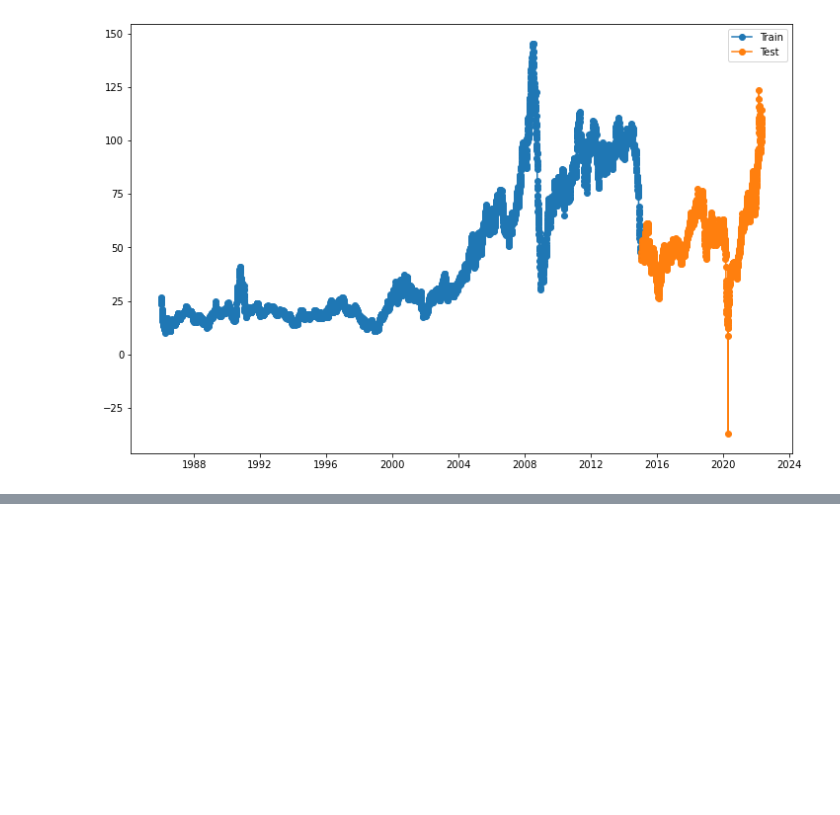
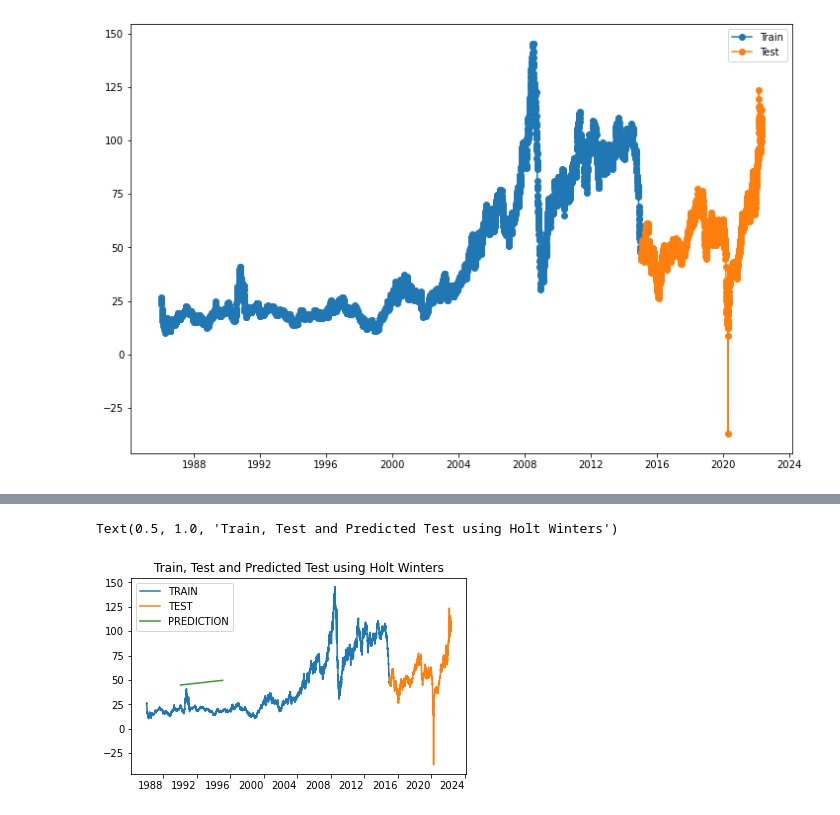
Before and after one commit to luketankh/LevelUp-, a Jupyter notebook: ARIMA.ipynb, the cells around one changed output, grey strips where cells are left out. Cells and saved outputs as stored; diff of their text form; code cells hidden in the pictures; blank space fills up the shorter version.

```diff
--- a/ARIMA.ipynb
+++ b/ARIMA.ipynb
@@ -220,0 +263,16 @@ Warnings:
+# %%
+# It seems that the double exponential smoothing has done a good job in fitting to the data.
+# We shall use both of these models to forecast on the train data
+
+# Forecasting on the additive model
+add_model = ExponentialSmoothing(train["Price"].astype(float),trend='add').fit()
+test_add_predictions = add_model.forecast(df.shape[0]-train.shape[0])
+
+# Additive model plot
+train["Price"].plot(legend=True,label='TRAIN')
+test["Price"].plot(legend=True,label='TEST',figsize=(6,4))
+test_add_predictions.plot(legend=True,label='PREDICTION')
+plt.title('Train, Test and Predicted Test using Holt Winters')
+# %% [output]
+Text(0.5, 1.0, 'Train, Test and Predicted Test using Holt Winters')
+[figure, added]
```
Also changed, not shown: parts of 6 cells of this notebook, 1 other file.
